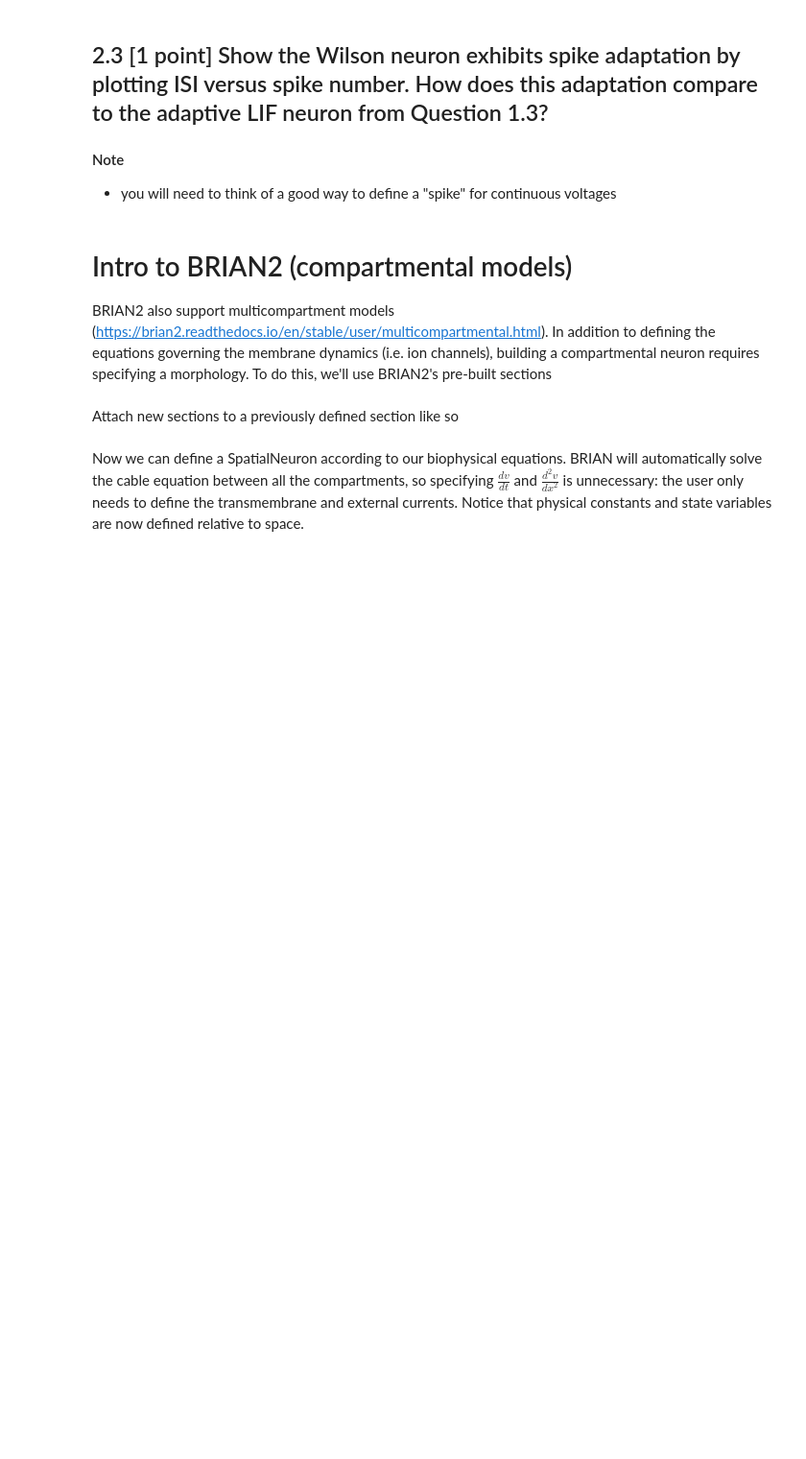
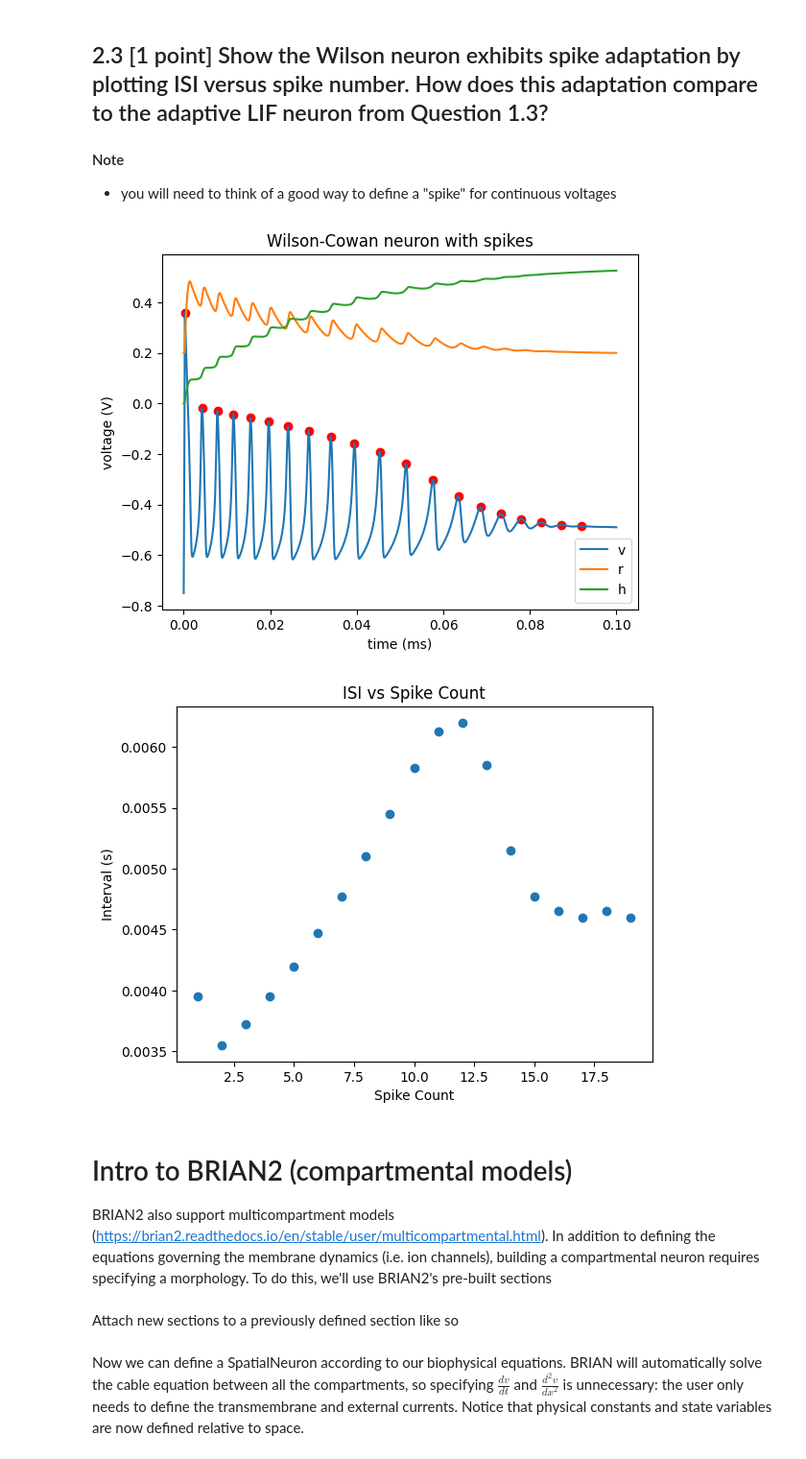
Before and after one commit to draymond63/syde-552, a Jupyter notebook: assignment1.ipynb, the cells around one changed output. Shown: that part at 96% size. Drawn from its saved outputs; the diff is of its cells as text; code cells hidden in the pictures; blank space fills up the shorter version.

```diff
--- a/assignment1.ipynb
+++ b/assignment1.ipynb
@@ -404,3 +420,33 @@ plt.show()
+# %%
+# your solution here
+net.restore()
+defaultclock.dt = 0.025*ms # Good clock timestep
+net.run(100*ms, namespace={'tau_v': tau_v, 'tau_r': tau_r, 'tau_h': tau_h, 'I': TimedArray([3], dt=1*ms)})
+
+voltage = p_v.v[0]
+spikes = np.where(np.diff(np.sign(np.diff(voltage))) == -2)[0] + 1
+
+fig, ax = plt.subplots()
+ax.set_title('Wilson-Cowan neuron with spikes')
+ax.plot(p_v.t, p_v.v[0])
+ax.plot(p_r.t, p_r.r[0])
+ax.plot(p_h.t, p_h.h[0])
+# Plot spikes
+ax.scatter(p_v.t[spikes], voltage[spikes], color='r')
+ax.set(xlabel='time (ms)', ylabel='voltage (V)')
+ax.legend(['v', 'r', 'h'])
+plt.show()
+
+# ISI plot vs spike count
+isi = np.diff(p_v.t[spikes])
+fig, ax = plt.subplots()
+ax.set_title('ISI vs Spike Count')
+ax.scatter(range(1, len(p_v.t[spikes])), isi)
+ax.set(xlabel='Spike Count', ylabel='Interval (s)')
+plt.show()
+# %% [output]
+[figure, added]
+[figure, added]
 # %% [markdown]
 # Intro to BRIAN2 (compartmental models)
 
```
Also changed, not shown: parts of 8 cells of this notebook.
